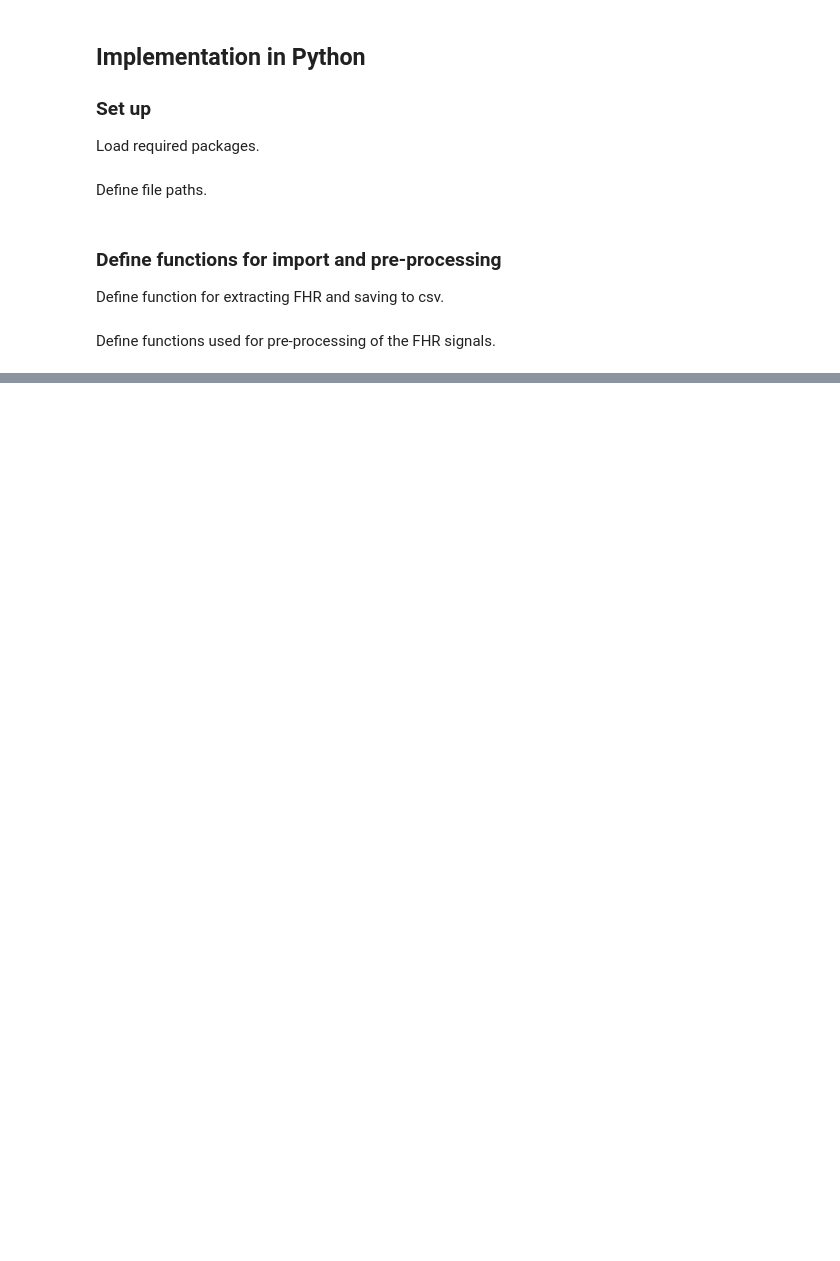
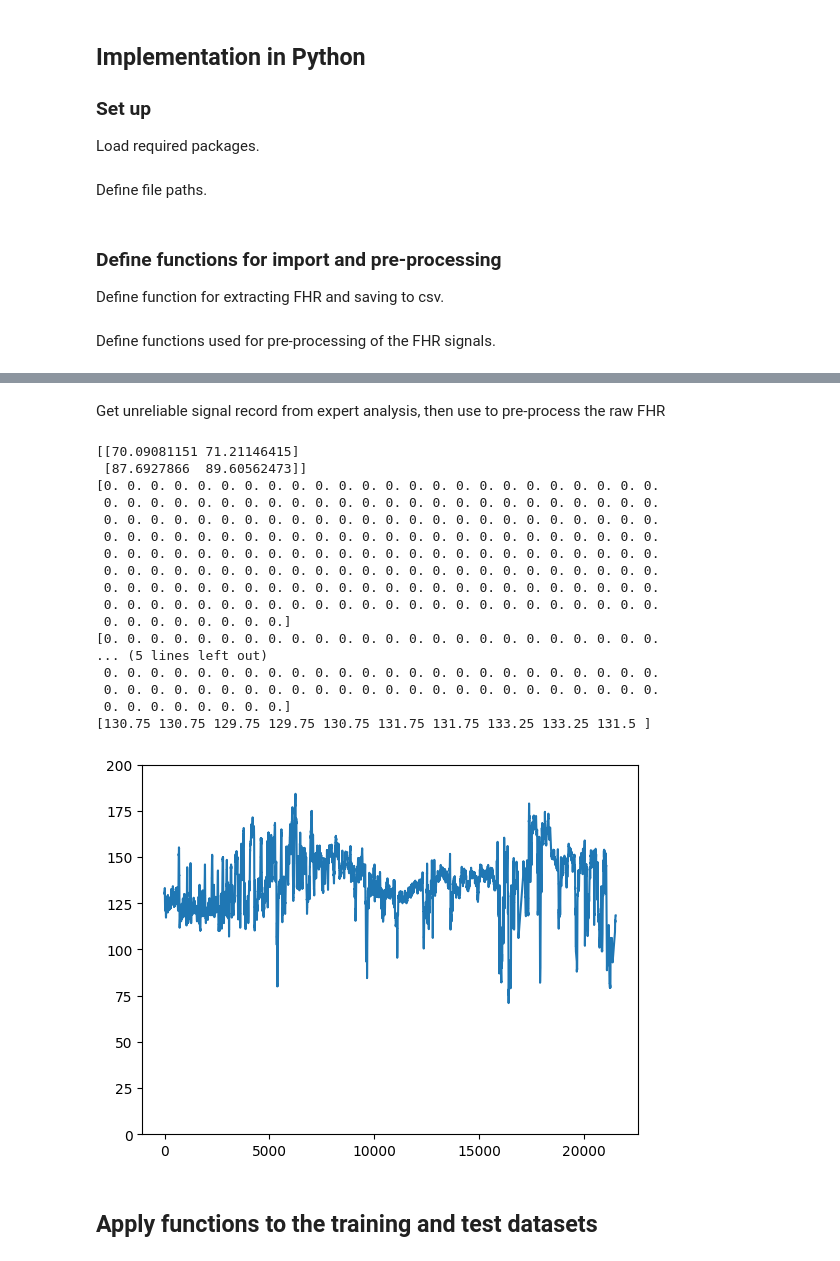
Before and after one commit to birth-outcomes/ctg_exploratory, a Jupyter notebook: 12_fhrma_create_csv.ipynb, the cells around one changed output, grey strips where cells are left out. Saved outputs shown, nothing was run; the diff lists cells and outputs as text; code cells hidden in the pictures; blank space fills up the shorter version.

```diff
--- a/12_fhrma_create_csv.ipynb
+++ b/12_fhrma_create_csv.ipynb
@@ -528,0 +319,5 @@ Name: count, dtype: int64
+# %%
+# Load MAT file and convert to dataframe
+expert = io.loadmat(paths.expert)
+expert = pd.DataFrame(np.concatenate(expert['data']))
+expert.head()
@@ -528,0 +354,40 @@ Name: count, dtype: int64
+# %% [markdown]
+Get unreliable signal record from expert analysis, then use to pre-process the raw FHR
+# %%
+# Get unreliable signal measure from ExpertAnalyses
+unreliable_signal = expert.loc[expert.filename == filename, 'unreliableSignal']
+if len(unreliable_signal) > 0:
+    unreliable_signal = unreliable_signal.values[0]
+print(unreliable_signal)
+
+# Pre-process
+fhr = preprocess(fhr1, fhr2, unreliable_signal)
+
+# Preview
+print(fhr[:10])
+
+# Plot
+plt.plot(fhr)
+plt.ylim([0, 200])
+plt.show()
+# %% [output]
+[[70.09081151 71.21146415]
+ [87.6927866  89.60562473]]
+[0. 0. 0. 0. 0. 0. 0. 0. 0. 0. 0. 0. 0. 0. 0. 0. 0. 0. 0. 0. 0. 0. 0. 0.
+ 0. 0. 0. 0. 0. 0. 0. 0. 0. 0. 0. 0. 0. 0. 0. 0. 0. 0. 0. 0. 0. 0. 0. 0.
+ 0. 0. 0. 0. 0. 0. 0. 0. 0. 0. 0. 0. 0. 0. 0. 0. 0. 0. 0. 0. 0. 0. 0. 0.
+ 0. 0. 0. 0. 0. 0. 0. 0. 0. 0. 0. 0. 0. 0. 0. 0. 0. 0. 0. 0. 0. 0. 0. 0.
+ 0. 0. 0. 0. 0. 0. 0. 0. 0. 0. 0. 0. 0. 0. 0. 0. 0. 0. 0. 0. 0. 0. 0. 0.
+ 0. 0. 0. 0. 0. 0. 0. 0. 0. 0. 0. 0. 0. 0. 0. 0. 0. 0. 0. 0. 0. 0. 0. 0.
+ 0. 0. 0. 0. 0. 0. 0. 0. 0. 0. 0. 0. 0. 0. 0. 0. 0. 0. 0. 0. 0. 0. 0. 0.
+ 0. 0. 0. 0. 0. 0. 0. 0. 0. 0. 0. 0. 0. 0. 0. 0. 0. 0. 0. 0. 0. 0. 0. 0.
+ 0. 0. 0. 0. 0. 0. 0. 0.]
+[0. 0. 0. 0. 0. 0. 0. 0. 0. 0. 0. 0. 0. 0. 0. 0. 0. 0. 0. 0. 0. 0. 0. 0.
+... (5 lines left out)
+ 0. 0. 0. 0. 0. 0. 0. 0. 0. 0. 0. 0. 0. 0. 0. 0. 0. 0. 0. 0. 0. 0. 0. 0.
+ 0. 0. 0. 0. 0. 0. 0. 0. 0. 0. 0. 0. 0. 0. 0. 0. 0. 0. 0. 0. 0. 0. 0. 0.
+ 0. 0. 0. 0. 0. 0. 0. 0.]
+[130.75 130.75 129.75 129.75 130.75 131.75 131.75 133.25 133.25 131.5 ]
+[figure, added]
+# %% [markdown]
+## Apply functions to the training and test datasets
```
Also changed, not shown: parts of 43 cells of this notebook.
